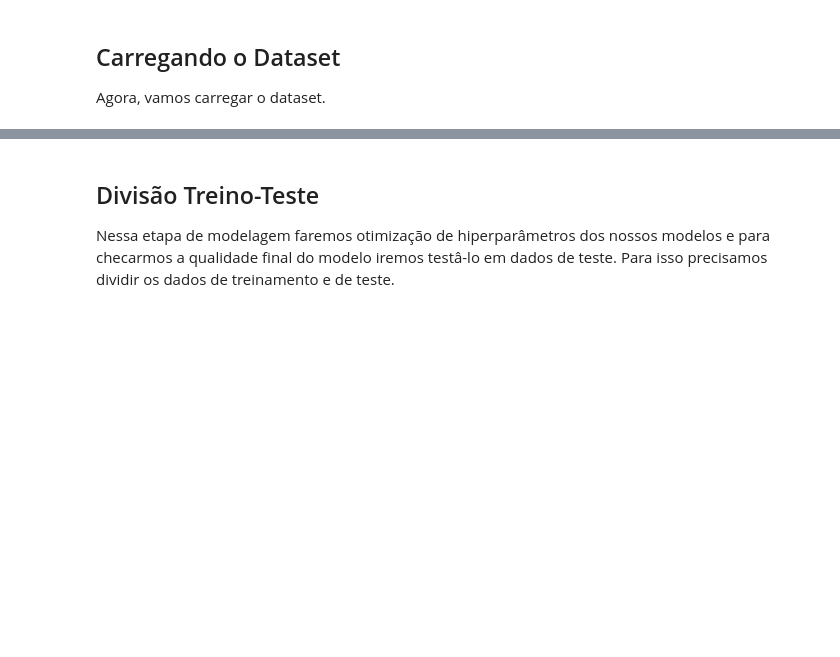
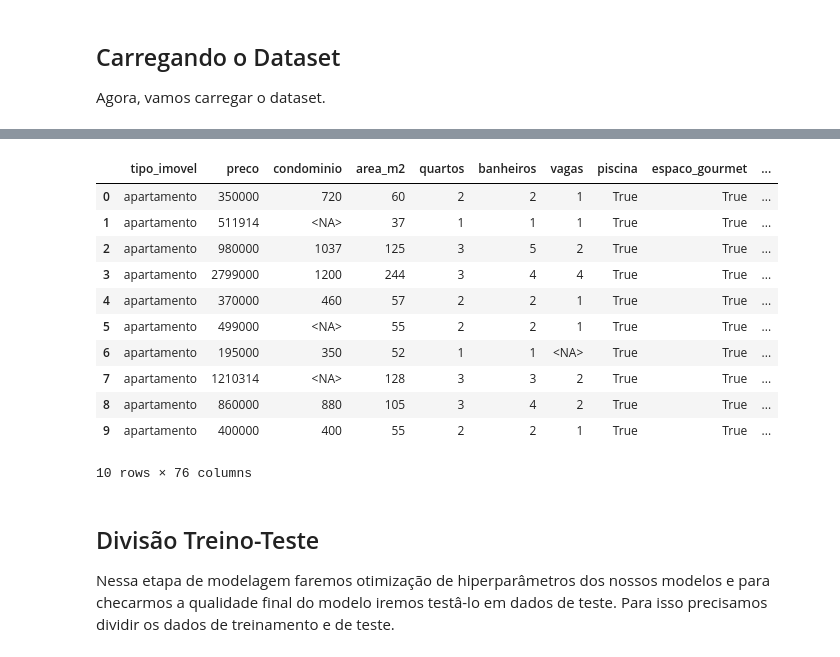
Before and after one commit to gauloish/meu-ape, a Jupyter notebook: notebooks/05_modeling.ipynb, the cells around one changed output, grey strips where cells are left out. Saved outputs shown, nothing was run; the diff lists cells and outputs as text; code cells hidden in the pictures; blank space fills up the shorter version.

```diff
--- a/notebooks/05_modeling.ipynb
+++ b/notebooks/05_modeling.ipynb
@@ -39,0 +38,15 @@ memory usage: 4.6 MB
+# %%
+df.head(10)
+# %% [output]
+|  | tipo_imovel | preco | condominio | area_m2 | quartos | banheiros | vagas | piscina | espaco_gourmet | ... |
+| 0 | apartamento | 350000 | 720 | 60 | 2 | 2 | 1 | True | True | ... |
+| 1 | apartamento | 511914 | <NA> | 37 | 1 | 1 | 1 | True | True | ... |
+| 2 | apartamento | 980000 | 1037 | 125 | 3 | 5 | 2 | True | True | ... |
+| 3 | apartamento | 2799000 | 1200 | 244 | 3 | 4 | 4 | True | True | ... |
+| 4 | apartamento | 370000 | 460 | 57 | 2 | 2 | 1 | True | True | ... |
+| 5 | apartamento | 499000 | <NA> | 55 | 2 | 2 | 1 | True | True | ... |
+| 6 | apartamento | 195000 | 350 | 52 | 1 | 1 | <NA> | True | True | ... |
+| 7 | apartamento | 1210314 | <NA> | 128 | 3 | 3 | 2 | True | True | ... |
+| 8 | apartamento | 860000 | 880 | 105 | 3 | 4 | 2 | True | True | ... |
+| 9 | apartamento | 400000 | 400 | 55 | 2 | 2 | 1 | True | True | ... |
+10 rows × 76 columns
```
Also changed, not shown: parts of 15 cells of this notebook, 1 other file.
